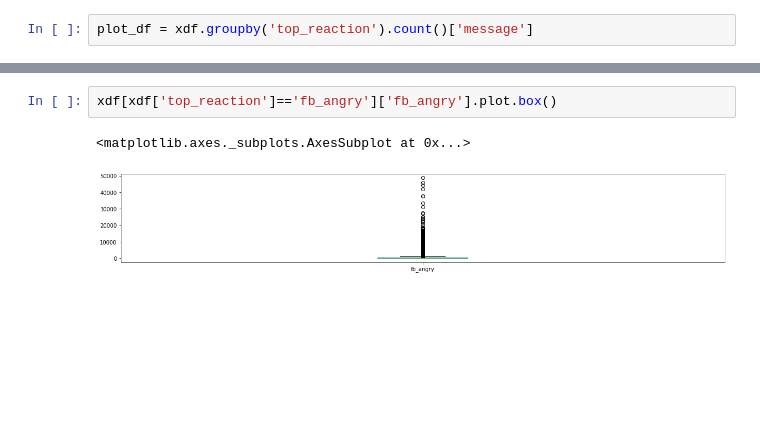
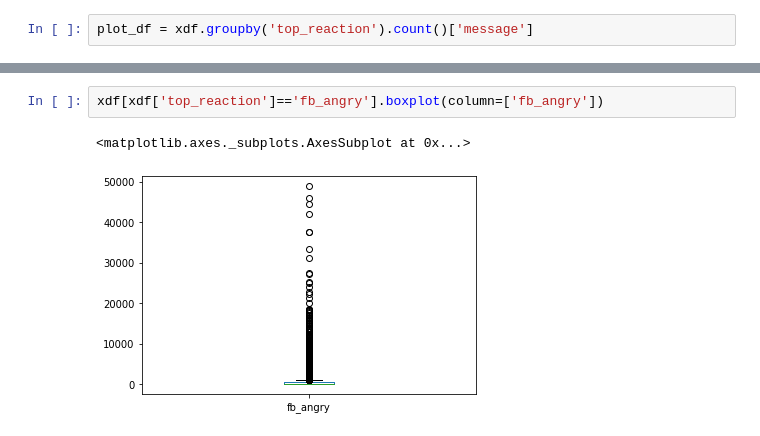
Before and after one commit to anilkumarravuru/EmotionAnalysis, a Jupyter notebook: Details.ipynb, the cells around one changed output, grey strips where cells are left out. Saved outputs shown, nothing was run; the diff lists cells and outputs as text; blank space fills up the shorter version.

```diff
--- a/Details.ipynb
+++ b/Details.ipynb
@@ -66,6 +66,6 @@ xdf[xdf['top_reaction']=='fb_wow']['fb_wow'].plot.box()
 # %%
-xdf[xdf['top_reaction']=='fb_angry']['fb_angry'].plot.box()
+xdf[xdf['top_reaction']=='fb_angry'].boxplot(column=['fb_angry'])
 # %% [output]
 <matplotlib.axes._subplots.AxesSubplot at 0x...>
-[figure, old version]
+[figure, new version]
 # %%
```
Also changed, not shown: parts of 6 cells of this notebook.
